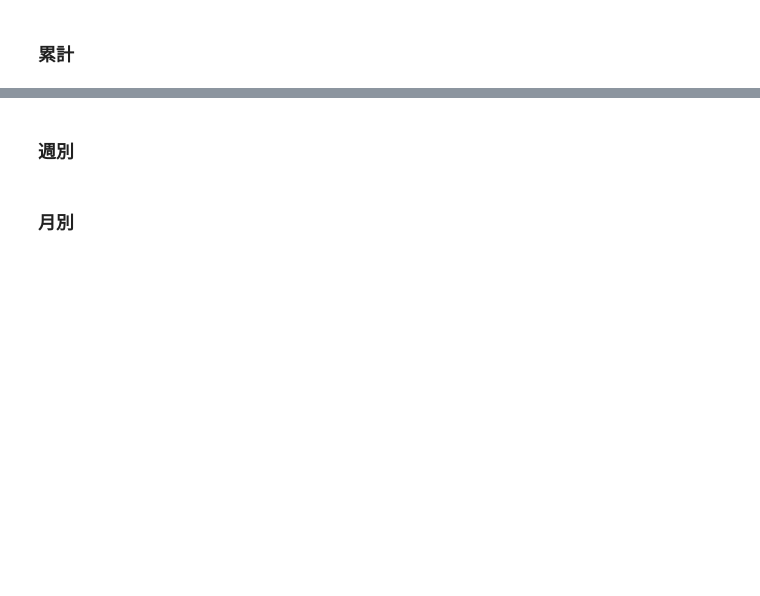
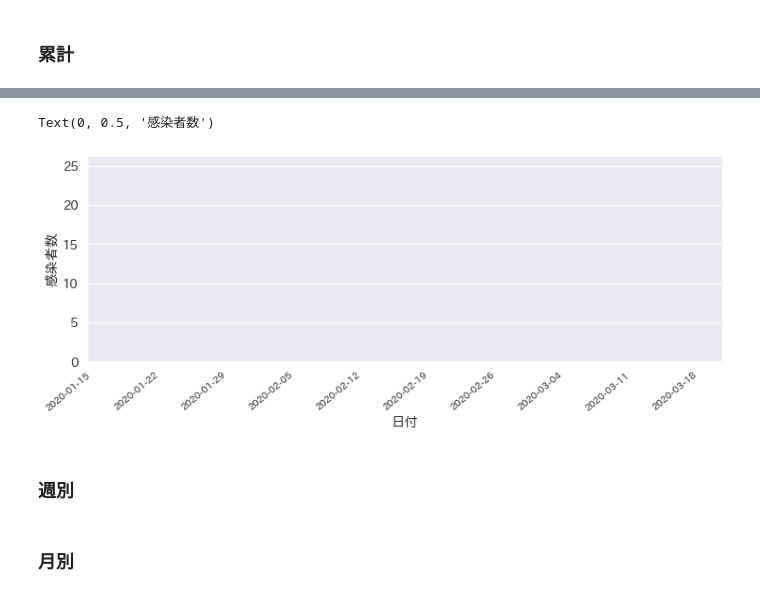
Before and after one commit to tsu-nera/hack-for-corona, a Jupyter notebook: notebooks/kanagawa-corona.ipynb, the cells around one changed output, grey strips where cells are left out. Drawn from its saved outputs; the diff is of its cells as text; code cells hidden in the pictures; blank space fills up the shorter version.

```diff
--- a/notebooks/kanagawa-corona.ipynb
+++ b/notebooks/kanagawa-corona.ipynb
@@ -44,0 +88,5 @@ df_by_day
+# %%
+days = patients.groupby("発病確認日").count()
+# %%
+days["date"] = pd.to_datdays.index
+days["count"] = days["id"].cumsum()
@@ -45,3 +114,14 @@ df_by_day
+# %%
+fig,ax = plt.subplots(figsize=(12, 4))
+
+ax = sns.barplot(x="date", y="count", data=days, ax=ax, color="red", order=dates)
+
+ax.set_xticklabels(dates2, rotation=40, ha="right", fontsize=10)
+ax.set_xlabel('日付')
+ax.set_ylabel('感染者数')
+# %% [output]
+Text(0, 0.5, '感染者数')
+[figure, added]
 # %% [markdown]
 ### 週別
 # %%
```
Also changed, not shown: parts of 18 cells of this notebook.
